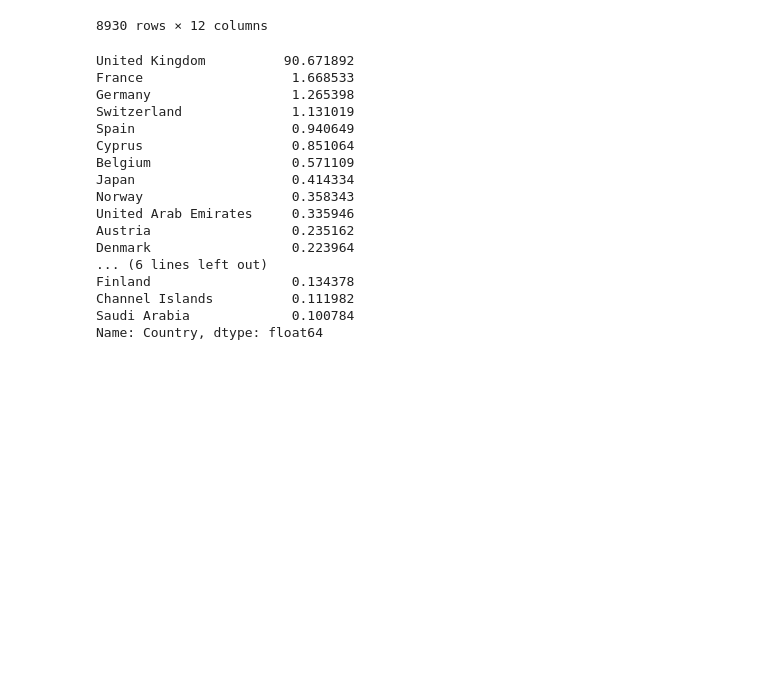
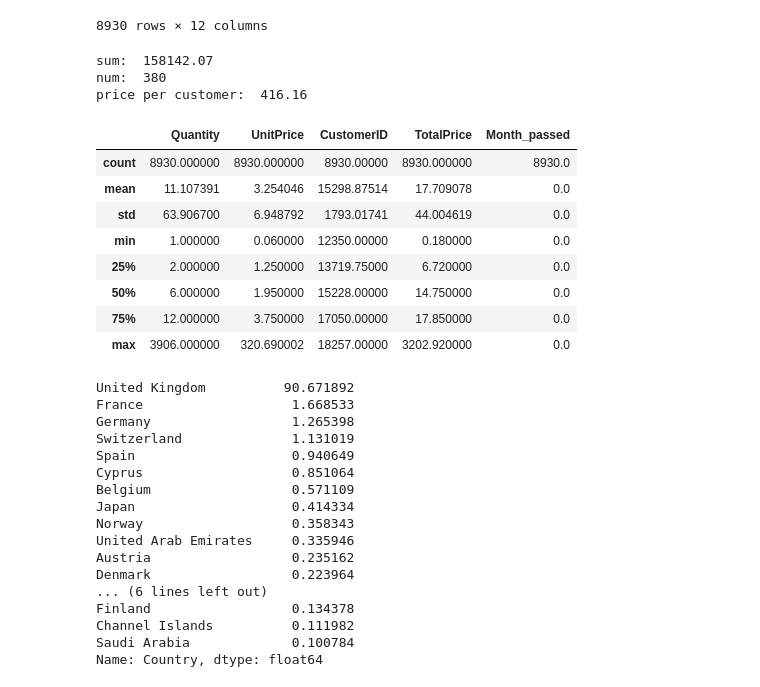
Before and after one commit to HAMJiyoung/cohort-analysis, a Jupyter notebook: Cohort-analysis.ipynb, the cells around one changed output. Cells and saved outputs as stored; diff of their text form; code cells hidden in the pictures; blank space fills up the shorter version.

```diff
--- a/Cohort-analysis.ipynb
+++ b/Cohort-analysis.ipynb
@@ -848,6 +799,24 @@ df_201102
 | 105332 | 545218 | 22386 | JUMBO BAG PINK POLKADOT | 10 | 2011-02-28 17:01:00 | 1.95 | 17462 | United Kingdom | 19.50 | ... |
 | 105333 | 545218 | 21933 | PINK VINTAGE PAISLEY PICNIC BAG | 5 | 2011-02-28 17:01:00 | 2.95 | 17462 | United Kingdom | 14.75 | ... |
 8930 rows × 12 columns
+# %%
+print_price(df_201102['TotalPrice'], df_201102['CustomerID'])
+# %% [output]
+sum:  158142.07
+num:  380
+price per customer:  416.16
+# %%
+df_201102.describe()
+# %% [output]
+|  | Quantity | UnitPrice | CustomerID | TotalPrice | Month_passed |
+| count | 8930.000000 | 8930.000000 | 8930.00000 | 8930.000000 | 8930.0 |
+| mean | 11.107391 | 3.254046 | 15298.87514 | 17.709078 | 0.0 |
+| std | 63.906700 | 6.948792 | 1793.01741 | 44.004619 | 0.0 |
+| min | 1.000000 | 0.060000 | 12350.00000 | 0.180000 | 0.0 |
+| 25% | 2.000000 | 1.250000 | 13719.75000 | 6.720000 | 0.0 |
+| 50% | 6.000000 | 1.950000 | 15228.00000 | 14.750000 | 0.0 |
+| 75% | 12.000000 | 3.750000 | 17050.00000 | 17.850000 | 0.0 |
+| max | 3906.000000 | 320.690002 | 18257.00000 | 3202.920000 | 0.0 |
 # %%
 df_201102['Country'].value_counts() / 8930 * 100
 # %% [output]
```
Also changed, not shown: parts of 38 cells of this notebook.
